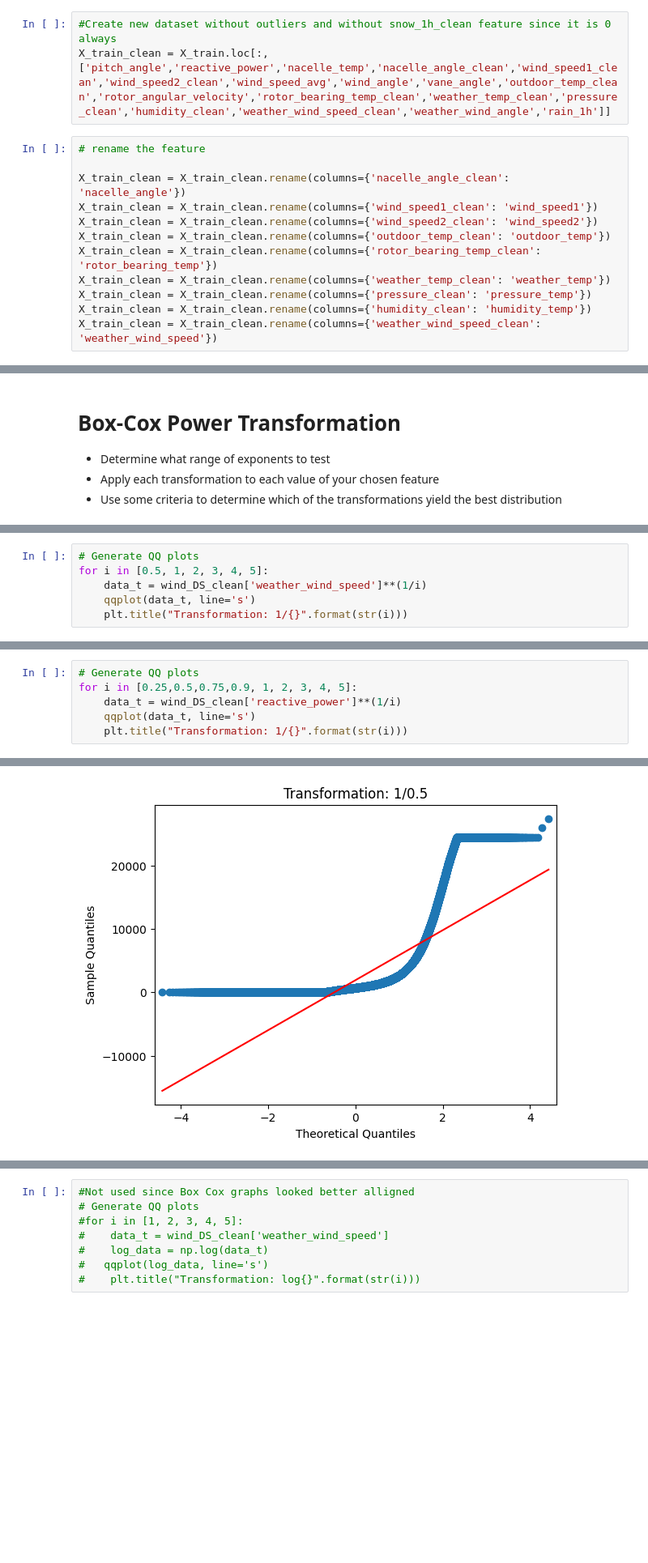
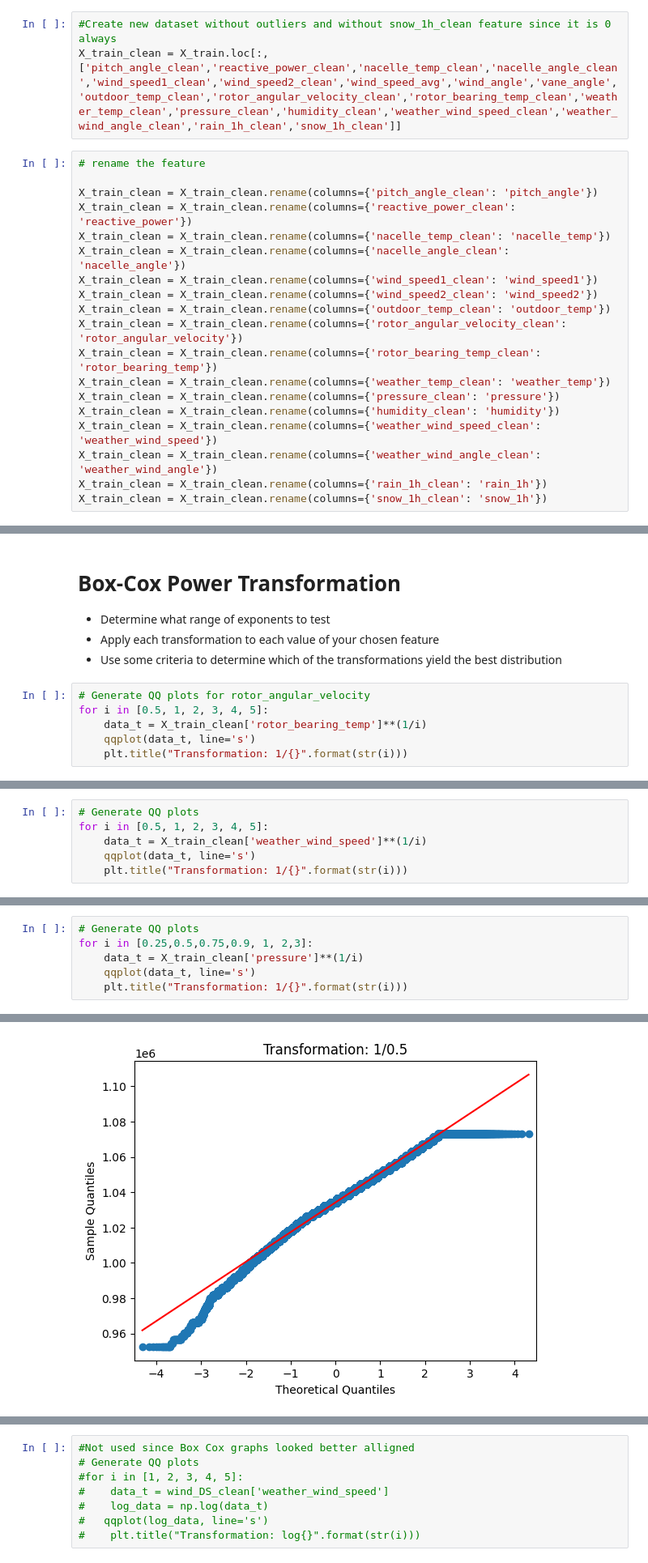
Before and after one commit to madhumitafilos/Collab, a Jupyter notebook: Feature_Engineering_NoLeakage.ipynb, the cells around one changed output, grey strips where cells are left out. Shown at 81% size. Saved outputs shown, nothing was run; the diff lists cells and outputs as text; blank space fills up the shorter version.

```diff
--- a/Feature_Engineering_NoLeakage.ipynb
+++ b/Feature_Engineering_NoLeakage.ipynb
@@ -256,18 +295,25 @@ X_train.describe()
 # %%
 #Create new dataset without outliers and without snow_1h_clean feature since it is 0 always
-X_train_clean = X_train.loc[:,['pitch_angle','reactive_power','nacelle_temp','nacelle_angle_clean','wind_speed1_clean','wind_speed2_clean','wind_speed_avg','wind_angle','vane_angle','outdoor_temp_clean','rotor_angular_velocity','rotor_bearing_temp_clean','weather_temp_clean','pressure_clean','humidity_clean','weather_wind_speed_clean','weather_wind_angle','rain_1h']]
+X_train_clean = X_train.loc[:,['pitch_angle_clean','reactive_power_clean','nacelle_temp_clean','nacelle_angle_clean','wind_speed1_clean','wind_speed2_clean','wind_speed_avg','wind_angle','vane_angle','outdoor_temp_clean','rotor_angular_velocity_clean','rotor_bearing_temp_clean','weather_temp_clean','pressure_clean','humidity_clean','weather_wind_speed_clean','weather_wind_angle_clean','rain_1h_clean','snow_1h_clean']]
 # %%
 # rename the feature
 
+X_train_clean = X_train_clean.rename(columns={'pitch_angle_clean': 'pitch_angle'})
+X_train_clean = X_train_clean.rename(columns={'reactive_power_clean': 'reactive_power'})
+X_train_clean = X_train_clean.rename(columns={'nacelle_temp_clean': 'nacelle_temp'})
 X_train_clean = X_train_clean.rename(columns={'nacelle_angle_clean': 'nacelle_angle'})
 X_train_clean = X_train_clean.rename(columns={'wind_speed1_clean': 'wind_speed1'})
 X_train_clean = X_train_clean.rename(columns={'wind_speed2_clean': 'wind_speed2'})
 X_train_clean = X_train_clean.rename(columns={'outdoor_temp_clean': 'outdoor_temp'})
+X_train_clean = X_train_clean.rename(columns={'rotor_angular_velocity_clean': 'rotor_angular_velocity'})
 X_train_clean = X_train_clean.rename(columns={'rotor_bearing_temp_clean': 'rotor_bearing_temp'})
 X_train_clean = X_train_clean.rename(columns={'weather_temp_clean': 'weather_temp'})
-X_train_clean = X_train_clean.rename(columns={'pressure_clean': 'pressure_temp'})
-X_train_clean = X_train_clean.rename(columns={'humidity_clean': 'humidity_temp'})
+X_train_clean = X_train_clean.rename(columns={'pressure_clean': 'pressure'})
+X_train_clean = X_train_clean.rename(columns={'humidity_clean': 'humidity'})
 X_train_clean = X_train_clean.rename(columns={'weather_wind_speed_clean': 'weather_wind_speed'})
+X_train_clean = X_train_clean.rename(columns={'weather_wind_angle_clean': 'weather_wind_angle'})
+X_train_clean = X_train_clean.rename(columns={'rain_1h_clean': 'rain_1h'})
+X_train_clean = X_train_clean.rename(columns={'snow_1h_clean': 'snow_1h'})
 # %%
 X_train_clean.describe()
 # %% [output]
@@ -331,3 +376,9 @@ There are several ways to transform skewed data so that it becomes normally dist
 *   Determine what range of exponents to test
 *   Apply each transformation to each value of your chosen feature
 *   Use some criteria to determine which of the transformations yield the best distribution
+# %%
+# Generate QQ plots for rotor_angular_velocity
+for i in [0.5, 1, 2, 3, 4, 5]:
+    data_t = X_train_clean['rotor_bearing_temp']**(1/i)
+    qqplot(data_t, line='s')
+    plt.title("Transformation: 1/{}".format(str(i)))
@@ -334,7 +394,7 @@ There are several ways to transform skewed data so that it becomes normally dist
 # %%
 # Generate QQ plots
 for i in [0.5, 1, 2, 3, 4, 5]:
-    data_t = wind_DS_clean['weather_wind_speed']**(1/i)
+    data_t = X_train_clean['weather_wind_speed']**(1/i)
     qqplot(data_t, line='s')
     plt.title("Transformation: 1/{}".format(str(i)))
 # %% [output]
@@ -349,7 +409,7 @@ Observation: Looking at the above graphs, a transformation of 1/4 looked like a
 # %%
 # Generate QQ plots
-for i in [0.25,0.5,0.75,0.9, 1, 2, 3, 4, 5]:
-    data_t = wind_DS_clean['reactive_power']**(1/i)
+for i in [0.25,0.5,0.75,0.9, 1, 2,3]:
+    data_t = X_train_clean['pressure']**(1/i)
     qqplot(data_t, line='s')
     plt.title("Transformation: 1/{}".format(str(i)))
 # %% [output]
@@ -357 +417 @@ for i in [0.25,0.5,0.75,0.9, 1, 2, 3, 4, 5]:
-[figure, old version]
+[figure, new version]
```
Also changed, not shown: parts of 24 cells of this notebook.
